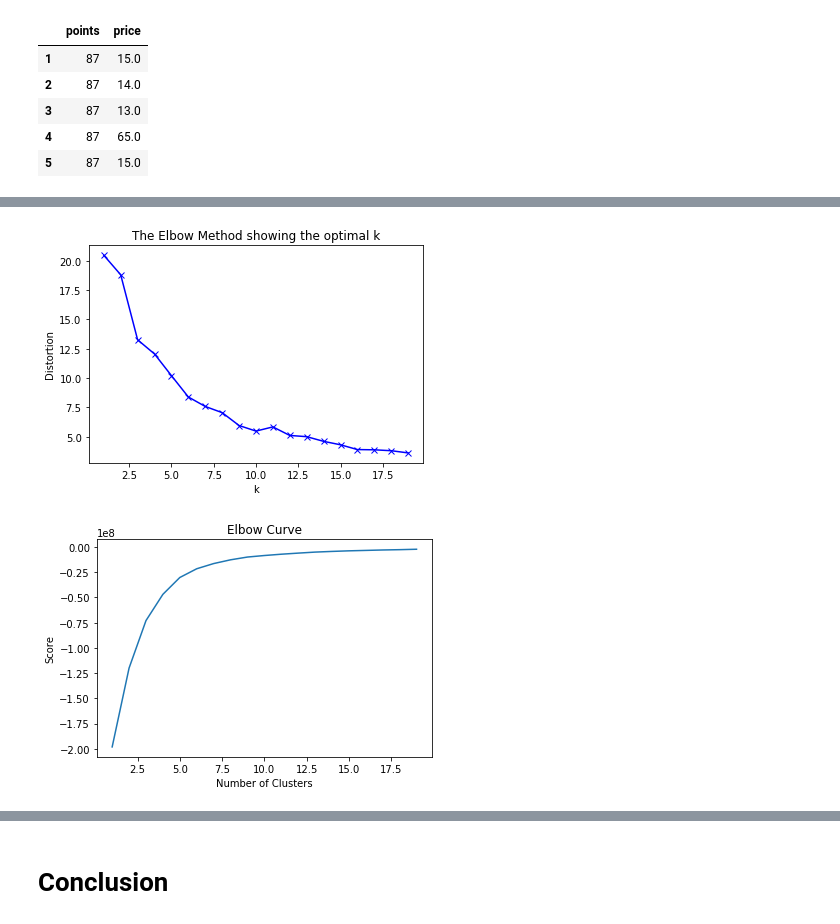
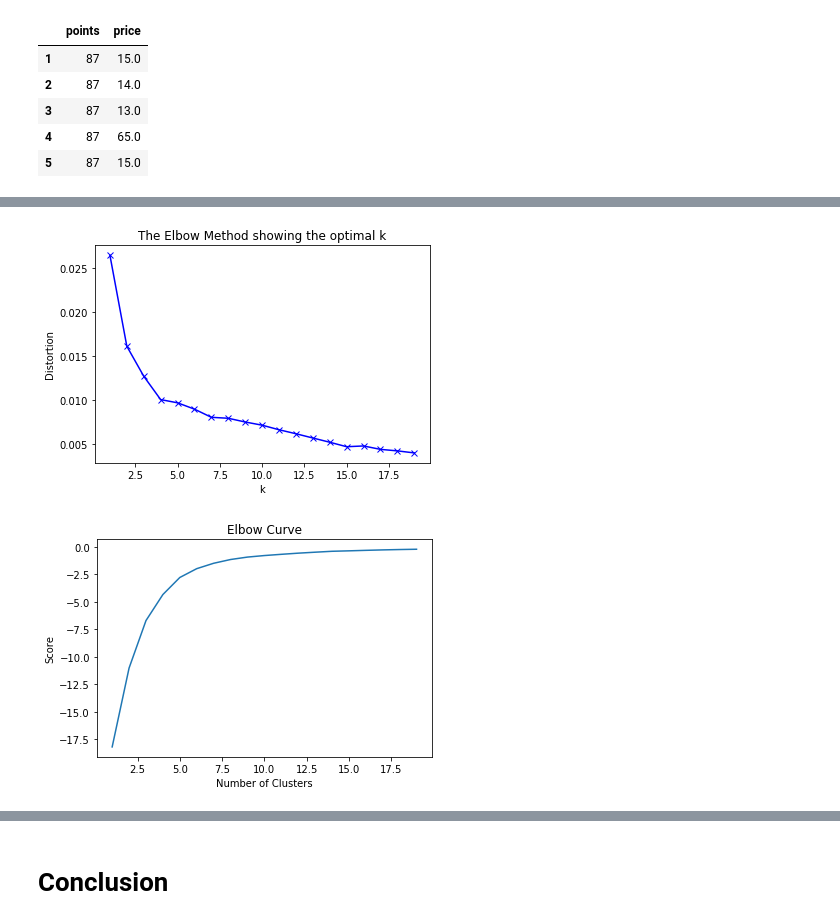
Before and after one commit to jems2019/CMPE257, a Jupyter notebook: K_Means_clustering/normalized_kmeans_price_points.ipynb, the cells around one changed output, grey strips where cells are left out. Saved outputs shown, nothing was run; the diff lists cells and outputs as text; code cells hidden in the pictures.

```diff
--- a/K_Means_clustering/normalized_kmeans_price_points.ipynb
+++ b/K_Means_clustering/normalized_kmeans_price_points.ipynb
@@ -101,6 +102,12 @@ def get_top_x_per_cluster(x, col, data, clusters, n):
             if(y < len(sorted_list)):
                 print(sorted_list[y])
     return
+# %%
+# Normalizing province id between 1 and 0
+data['norm_province_id'] = abs((data.province_id - data.province_id.min()) / (data.province_id.max()))
+# %%
+# Normalizing variety (numerical) between 1 and 0
+data['norm_variety_numerical'] = abs((data.variety_numerical - data.variety_numerical.min()) / (data.variety_numerical.max()))
 # %%
 # Determine k using elbow method
 
@@ -252,11 +268,11 @@ clustering_data.head()
 # %%
 # Determine k using elbow method
 
-X = np.array(list(zip(data.loc[:,'price'], data.loc[:,'points']))).reshape(len(data.loc[:,'price']),2)
+X = np.array(list(zip(data.loc[:,'norm_price'], data.loc[:,'norm_points']))).reshape(len(data.loc[:,'norm_price']),2)
 
 # k means determine k
 distortions=[]
-K = range(1,1)
+K = range(1,20)
 for k in K:
     kmeanModel = KMeans(n_clusters=k).fit(X)
     kmeanModel.fit(X)
@@ -269,4 +285,4 @@ plt.ylabel('Distortion')
 plt.title('The Elbow Method showing the optimal k')
 plt.show()
 # %% [output]
-[figure, old version]
+[figure, new version]
@@ -277,16 +289,23 @@ X = data[['points']]
 # %%
+# Create an elbow curve using the pylab library
+# Elbow curve will be for price and points
+
+Y = data[['norm_price']]
+X = data[['norm_points']]
+
+# Setting a range between 1 to 20
 Nc = range(1, 20)
 
 kmeans = [KMeans(n_clusters=i) for i in Nc]
 
 # Score variable denotes the percentage of variance explained by the number of clusters
 score = [kmeans[i].fit(Y).score(Y) for i in range(len(kmeans))]
 
 pl.plot(Nc,score)
 pl.xlabel('Number of Clusters')
 pl.ylabel('Score')
 pl.title('Elbow Curve')
 pl.show()
 # %% [output]
-[figure, old version]
+[figure, new version]
 # %%
```
Also changed, not shown: parts of 17 cells of this notebook.
